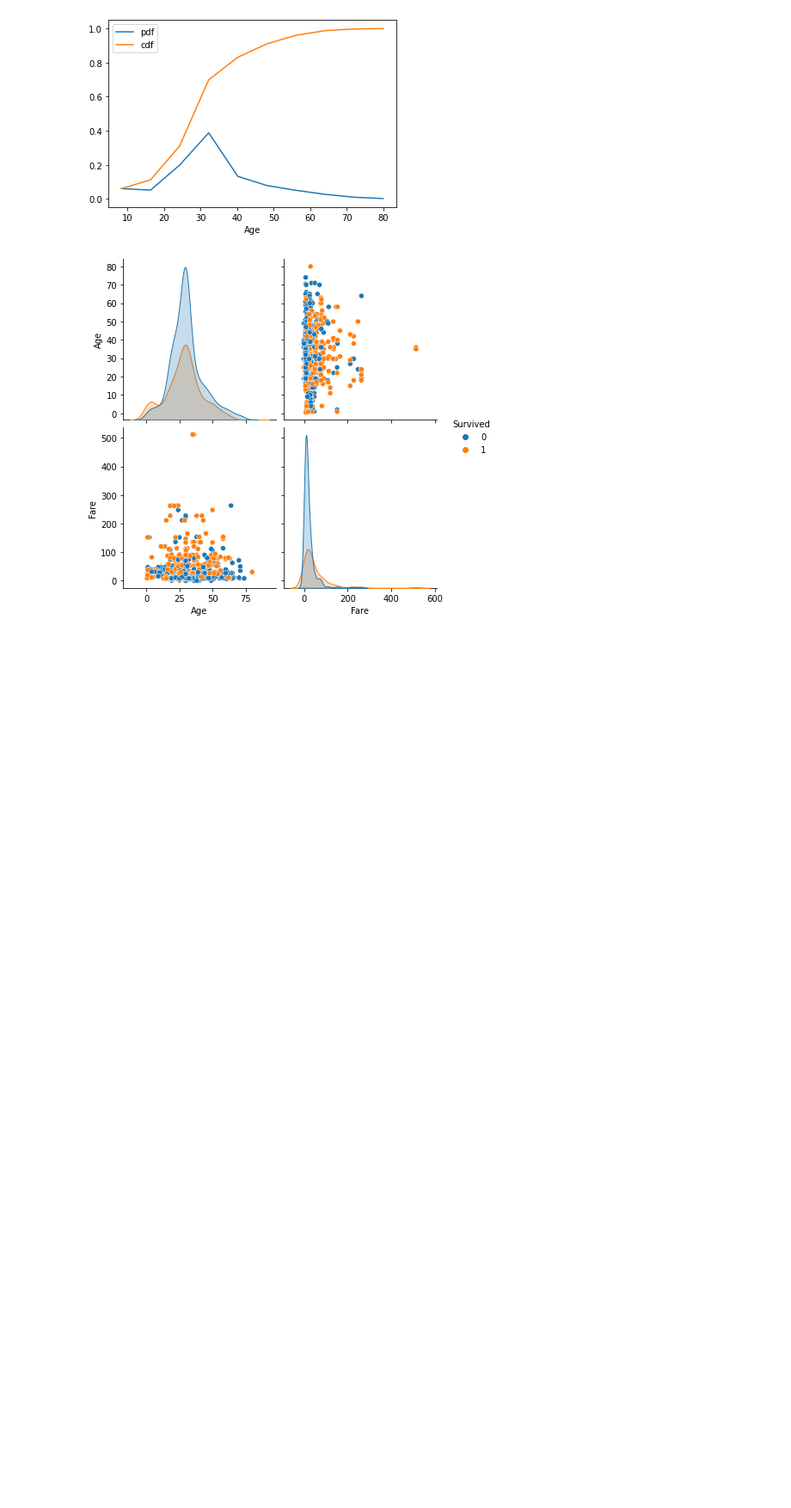
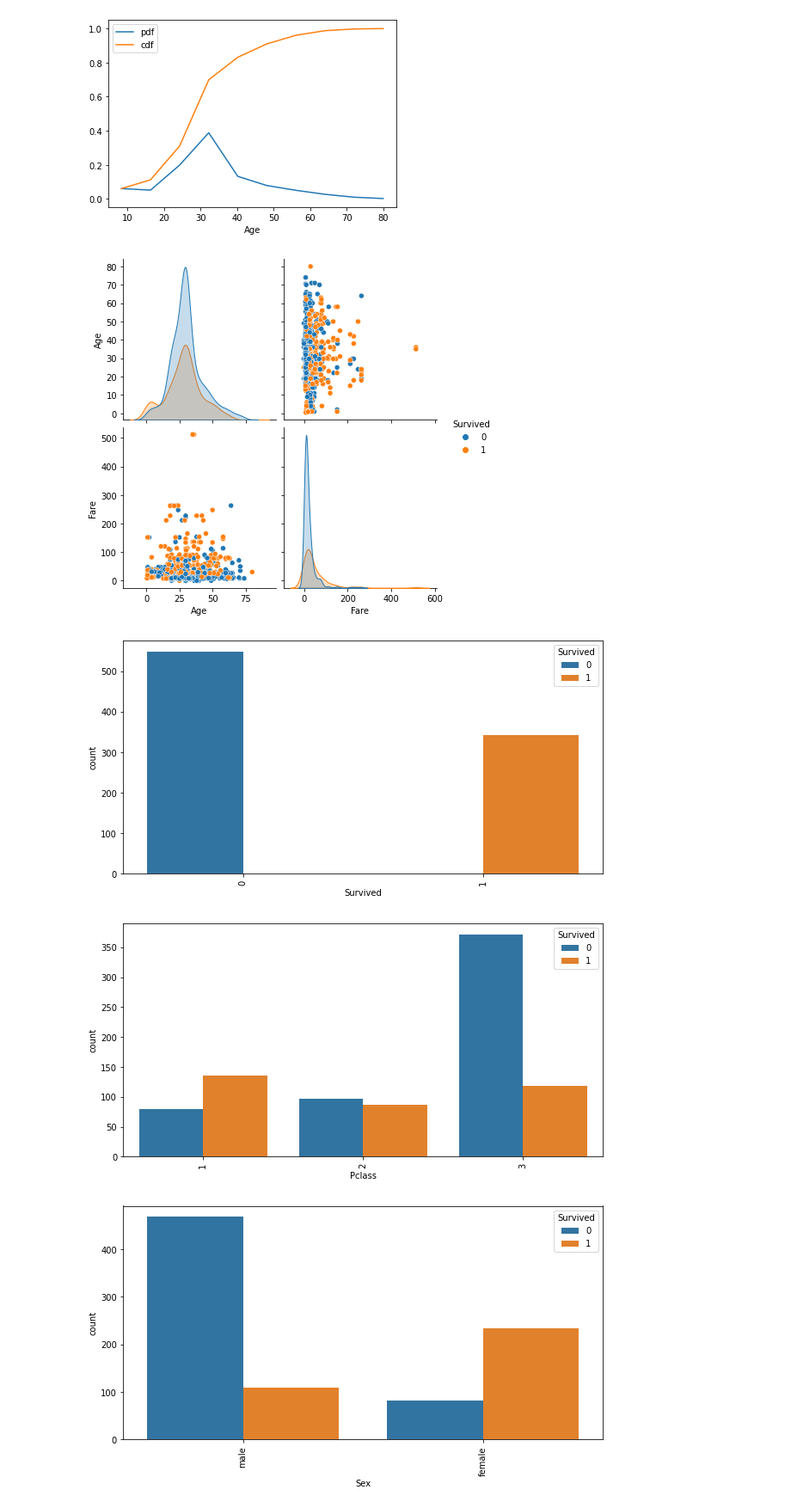
Before and after one commit to ahmeddaker/motoon_2022_Assignment, a Jupyter notebook: Assignment_2/titanic_eda.ipynb, the cells around one changed output. Shown: that part at 86% size. Drawn from its saved outputs; the diff is of its cells as text; code cells hidden in the pictures; blank space fills up the shorter version.

```diff
--- a/Assignment_2/titanic_eda.ipynb
+++ b/Assignment_2/titanic_eda.ipynb
@@ -380,3 +380,14 @@ sns.pairplot(df ,hue='Survived' ,size=3)
 plt.show()
 # %% [output]
 [figure]
+# %%
+#ploting Survival vs categorical columns
+for col in categorical_columns:
+    plt.figure(figsize=(10,5))
+    sns.countplot(x=col, data=df, hue='Survived')
+    plt.xticks(rotation=90)
+    plt.show()
+# %% [output]
+[figure, added]
+[figure, added]
+[figure, added]
```
Also changed, not shown: parts of 2 cells of this notebook.
